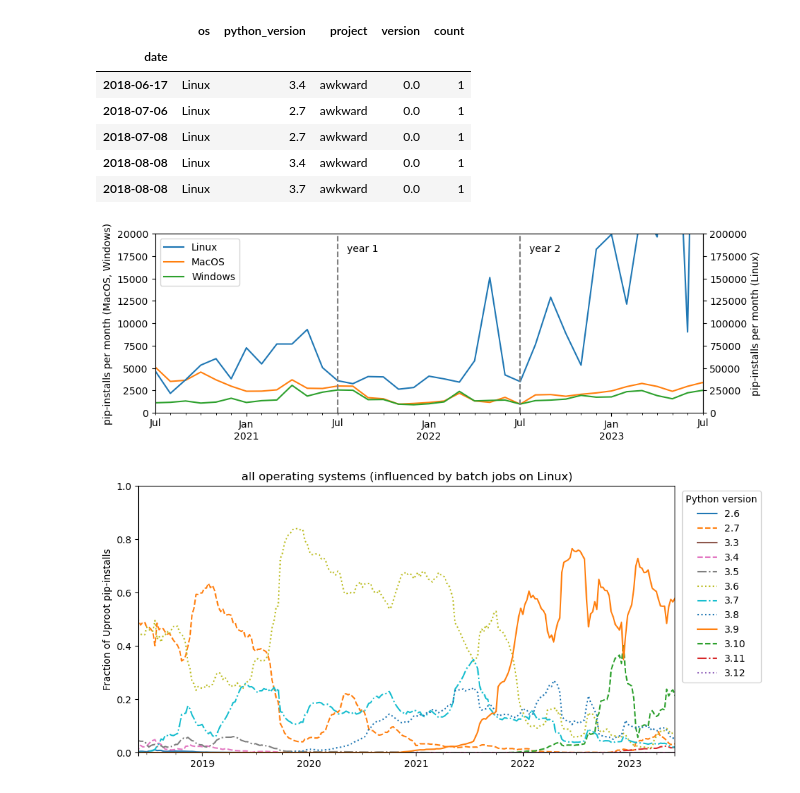
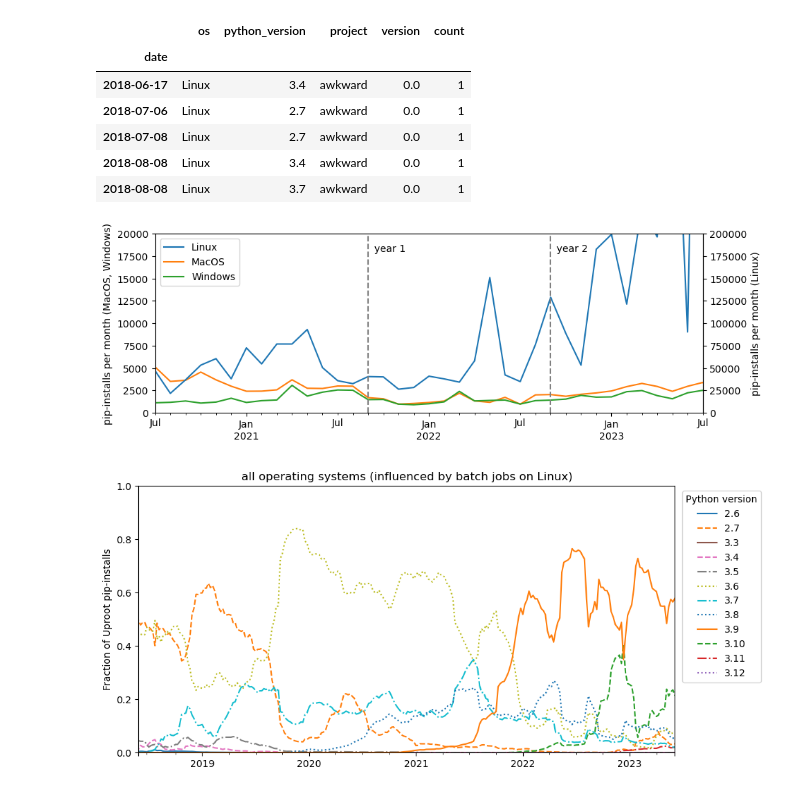
Before and after one commit to jpivarski-talks/2023-08-14-awkward-stats-update, a Jupyter notebook: gather-statistics.ipynb, the cells around one changed output. Drawn from its saved outputs; the diff is of its cells as text; code cells hidden in the pictures.

```diff
--- a/gather-statistics.ipynb
+++ b/gather-statistics.ipynb
@@ -111,38 +114,41 @@ pip_df.head()
 # %%
 fig, ax = plt.subplots(figsize=(10, 3.3))
 
 tmp = pip_df[pip_df["project"].isin(["awkward", "awkward0", "awkward1"])][["os", "count"]]
 
 tmp_Linux = tmp["count"][tmp["os"] == "Linux"]
 tmp_MacOS = tmp["count"][tmp["os"] == "Darwin"]
 tmp_Windows = tmp["count"][tmp["os"] == "Windows"]
 
 tmp2 = pd.DataFrame({
     "Linux": tmp_Linux.resample("M", origin="2021-07-01").sum(),
     "MacOS": tmp_MacOS.resample("M", origin="2021-07-01").sum(),
     "Windows": tmp_Windows.resample("M", origin="2021-07-01").sum(),
 }).fillna(0)
 
 tmp2.plot(ax=ax);
 
 (tmp2["Linux"] / 10).plot(ax=ax, color=plt.rcParams["axes.prop_cycle"].by_key()["color"][0]);
 y2 = ax.secondary_yaxis("right", functions=(lambda x: x*10, lambda x: x/10));
 y2.set_ylabel("pip-installs per month (Linux)");
 
 ax.set_ylim(0, 20000);
 
 ax.set_xlim("2020-07-01", "2023-07-01");
 ax.set_xlabel("");
 
 ax.set_ylabel("pip-installs per month (MacOS, Windows)");
 
-ax.axvline("2021-07-01", color="gray", linestyle="--");
-ax.axvline("2022-07-01", color="gray", linestyle="--");
+ax.axvline("2021-09-01", color="gray", linestyle="--");
+ax.axvline("2022-09-01", color="gray", linestyle="--");
 
-ax.text("2021-07-01", 18000, "   year 1");
-ax.text("2022-07-01", 18000, "   year 2");
+ax.text("2021-09-01", 18000, "  year 1");
+ax.text("2022-09-01", 18000, "  year 2");
+
+fig.savefig("PLOTS/pip-installs.pdf");
+fig.savefig("PLOTS/pip-installs.svg");
 # %% [output]
-[figure, old version]
+[figure, new version]
 # %%
 df = pip_df
 # %%
```
Also changed, not shown: parts of 1 cell of this notebook, 9 other files.
